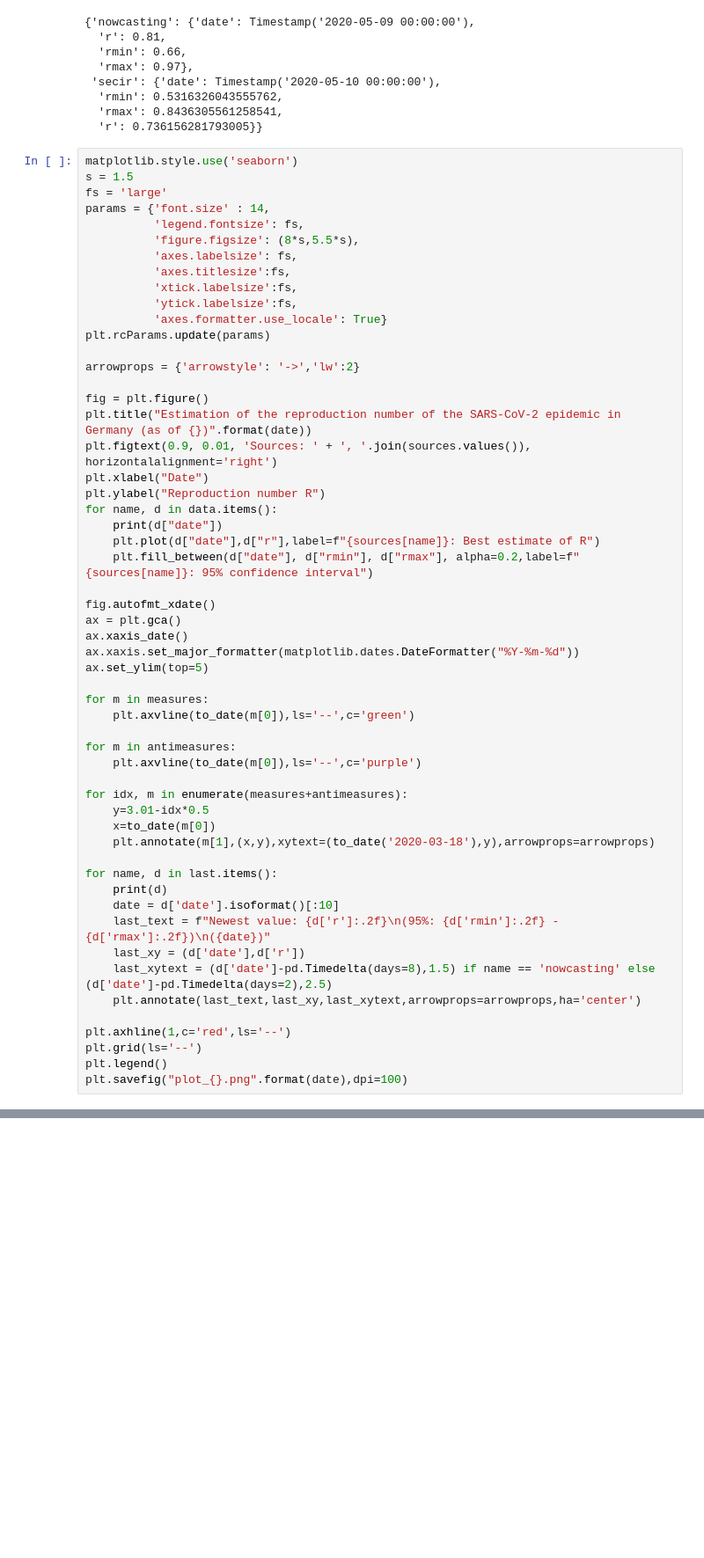
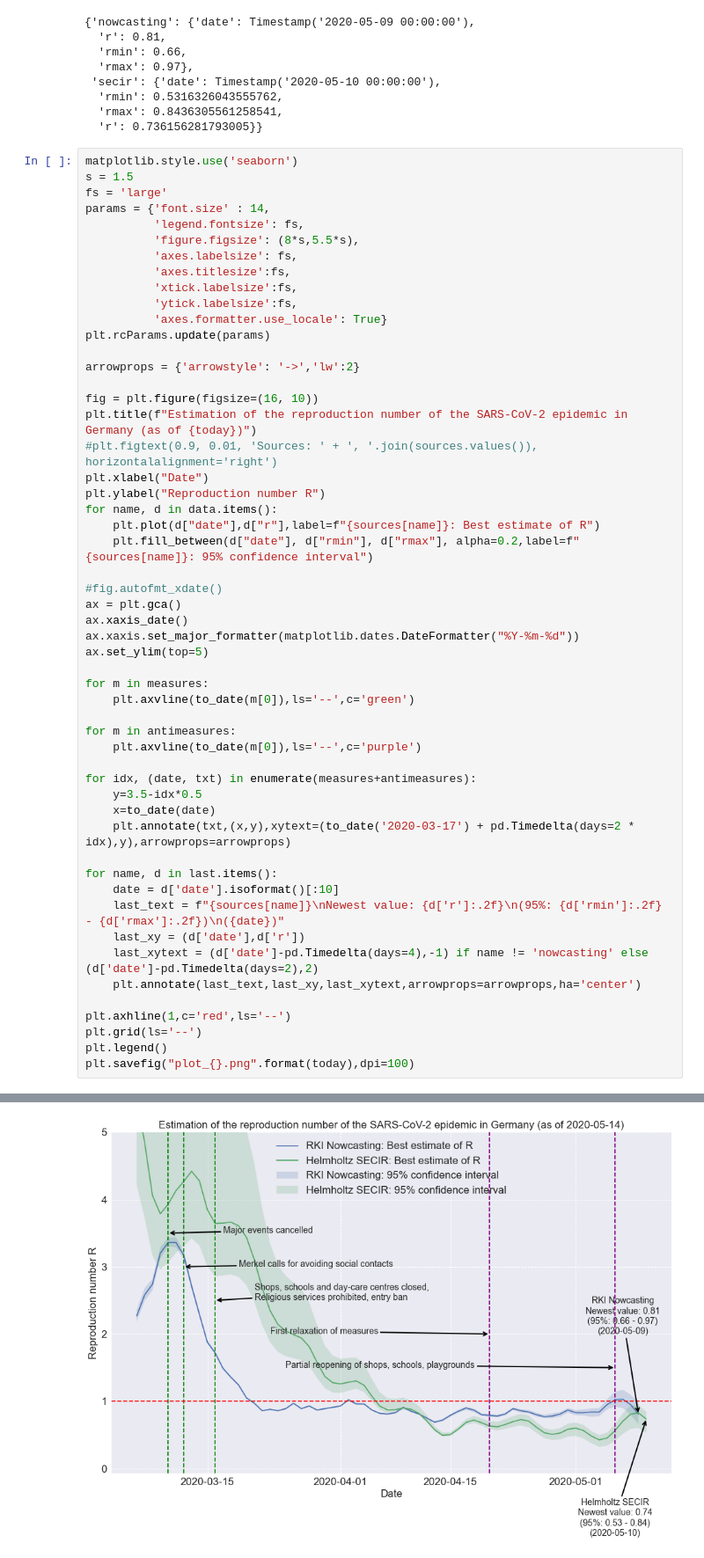
Before and after one commit to phiresky/coronavirus-reproduction-analysis, a Jupyter notebook: _Plot_Rt_Germany.ipynb, the cells around one changed output, grey strips where cells are left out. Shown: that part at 88% size. Drawn from its saved outputs; the diff is of its cells as text; blank space fills up the shorter version.

```diff
--- a/_Plot_Rt_Germany.ipynb
+++ b/_Plot_Rt_Germany.ipynb
@@ -178,17 +178,16 @@ plt.rcParams.update(params)
 
 arrowprops = {'arrowstyle': '->','lw':2}
 
-fig = plt.figure()
-plt.title("Estimation of the reproduction number of the SARS-CoV-2 epidemic in Germany (as of {})".format(date))
-plt.figtext(0.9, 0.01, 'Sources: ' + ', '.join(sources.values()), horizontalalignment='right')
+fig = plt.figure(figsize=(16, 10))
+plt.title(f"Estimation of the reproduction number of the SARS-CoV-2 epidemic in Germany (as of {today})")
+#plt.figtext(0.9, 0.01, 'Sources: ' + ', '.join(sources.values()), horizontalalignment='right')
 plt.xlabel("Date")
 plt.ylabel("Reproduction number R")
 for name, d in data.items():
-    print(d["date"])
     plt.plot(d["date"],d["r"],label=f"{sources[name]}: Best estimate of R")
     plt.fill_between(d["date"], d["rmin"], d["rmax"], alpha=0.2,label=f"{sources[name]}: 95% confidence interval")
 
-fig.autofmt_xdate()
+#fig.autofmt_xdate()
 ax = plt.gca()
 ax.xaxis_date()
 ax.xaxis.set_major_formatter(matplotlib.dates.DateFormatter("%Y-%m-%d"))
@@ -200,21 +199,20 @@ for m in measures:
 for m in antimeasures:
     plt.axvline(to_date(m[0]),ls='--',c='purple')
 
-for idx, m in enumerate(measures+antimeasures):
-    y=3.01-idx*0.5
-    x=to_date(m[0])
-    plt.annotate(m[1],(x,y),xytext=(to_date('2020-03-18'),y),arrowprops=arrowprops)
+for idx, (date, txt) in enumerate(measures+antimeasures):
+    y=3.5-idx*0.5
+    x=to_date(date)
+    plt.annotate(txt,(x,y),xytext=(to_date('2020-03-17') + pd.Timedelta(days=2 * idx),y),arrowprops=arrowprops)
 
 for name, d in last.items():
-    print(d)
     date = d['date'].isoformat()[:10]
-    last_text = f"Newest value: {d['r']:.2f}\n(95%: {d['rmin']:.2f} - {d['rmax']:.2f})\n({date})"
+    last_text = f"{sources[name]}\nNewest value: {d['r']:.2f}\n(95%: {d['rmin']:.2f} - {d['rmax']:.2f})\n({date})"
     last_xy = (d['date'],d['r'])
-    last_xytext = (d['date']-pd.Timedelta(days=8),1.5) if name == 'nowcasting' else (d['date']-pd.Timedelta(days=2),2.5)
+    last_xytext = (d['date']-pd.Timedelta(days=4),-1) if name != 'nowcasting' else (d['date']-pd.Timedelta(days=2),2)
     plt.annotate(last_text,last_xy,last_xytext,arrowprops=arrowprops,ha='center')
 
 plt.axhline(1,c='red',ls='--')
 plt.grid(ls='--')
 plt.legend()
-plt.savefig("plot_{}.png".format(date),dpi=100)
+plt.savefig("plot_{}.png".format(today),dpi=100)
 # %% [output]
@@ -222,0 +219 @@ NameError: name 'date' is not defined
+[figure, added]
```
Also changed, not shown: parts of 1 cell of this notebook, 1 other file.
